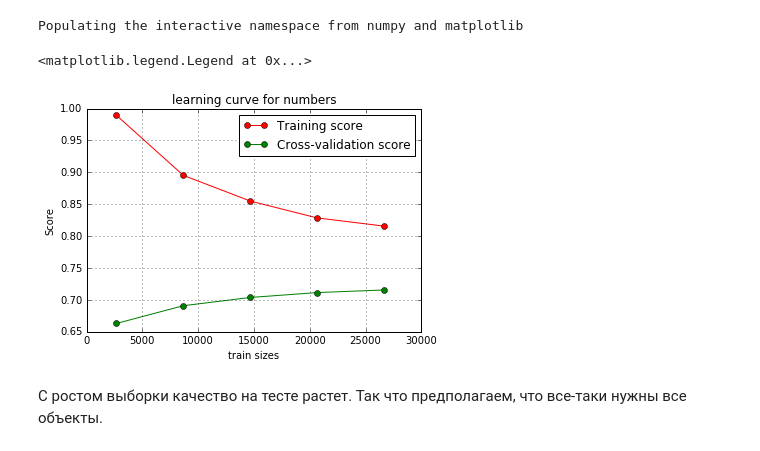
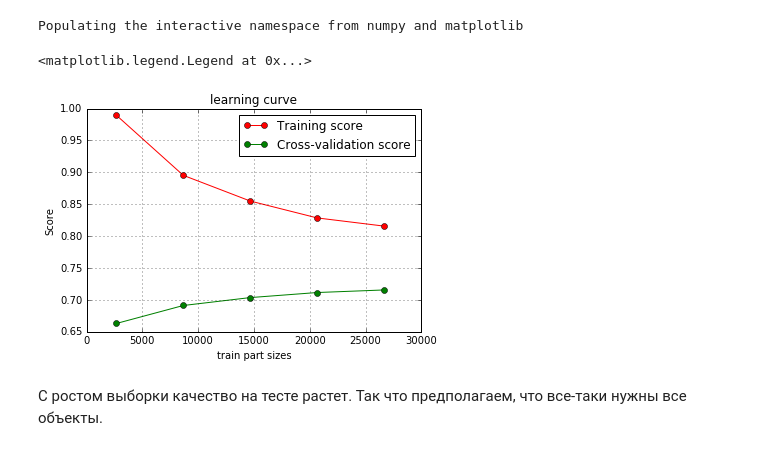
Before and after one commit to TeenSpirit1408/ml_specialization, a Jupyter notebook: course6/week_5.ipynb, the cells around one changed output. Drawn from its saved outputs; the diff is of its cells as text; code cells hidden in the pictures.

```diff
--- a/course6/week_5.ipynb
+++ b/course6/week_5.ipynb
@@ -73,16 +73,16 @@ print test_scores_mean
 Populating the interactive namespace from numpy and matplotlib
 # %%
 plt.figure()
-plt.title("learning curve for numbers")
-plt.xlabel("train sizes")
+plt.title("learning curve")
+plt.xlabel("train part sizes")
 plt.ylabel("Score")
 plt.grid()
 pyplot.plot(train_sizes, train_scores_mean, 'o-', color="r", label="Training score")
 plt.plot(train_sizes, test_scores_mean, 'o-', color="g", label="Cross-validation score")
 plt.legend(loc='best')
 # %% [output]
 <matplotlib.legend.Legend at 0x...>
-[figure, old version]
+[figure, new version]
 # %% [markdown]
 С ростом выборки качество на тесте растет. Так что предполагаем, что все-таки нужны все объекты.
 # %% [markdown]
```
Also changed, not shown: parts of 3 cells of this notebook, 10 other files.
